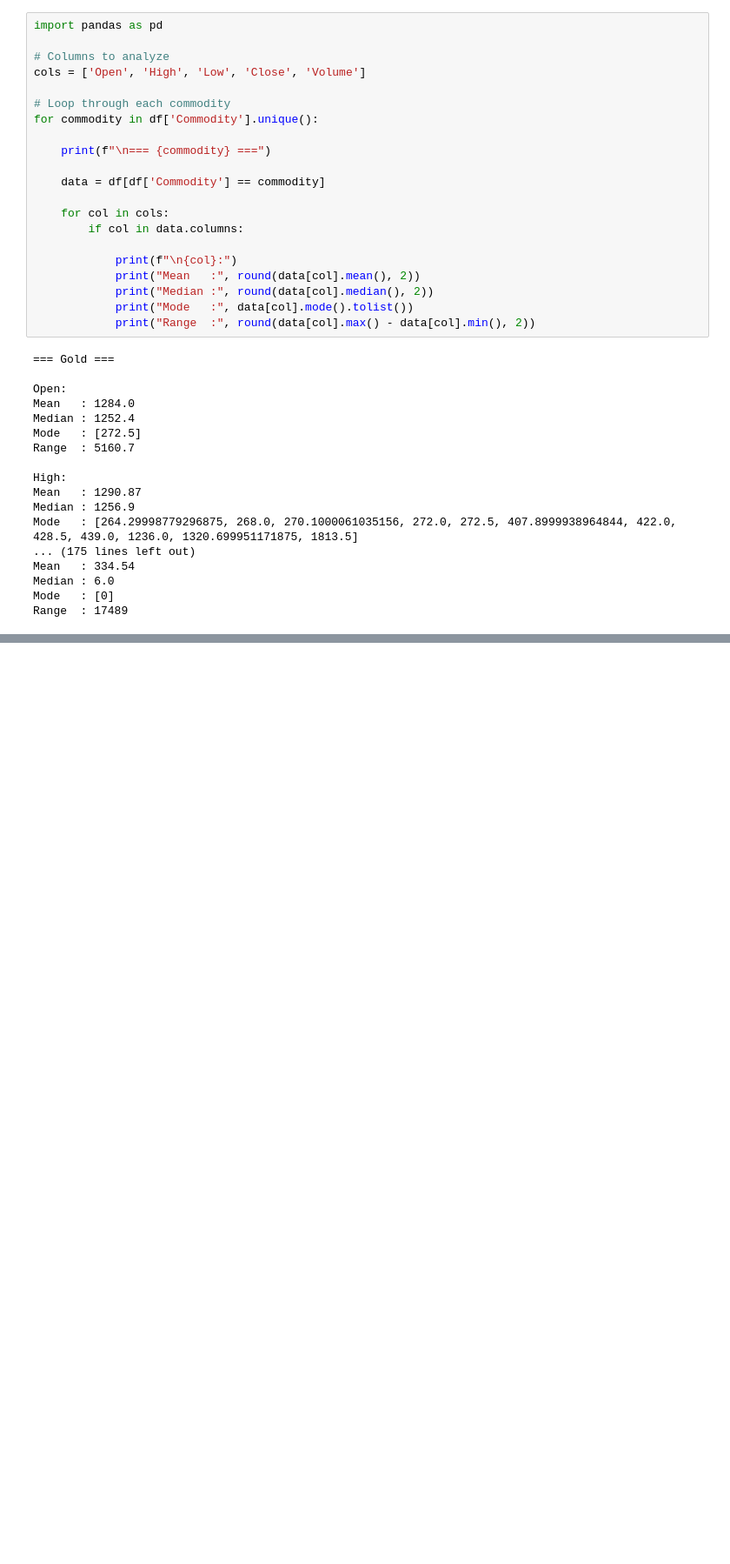
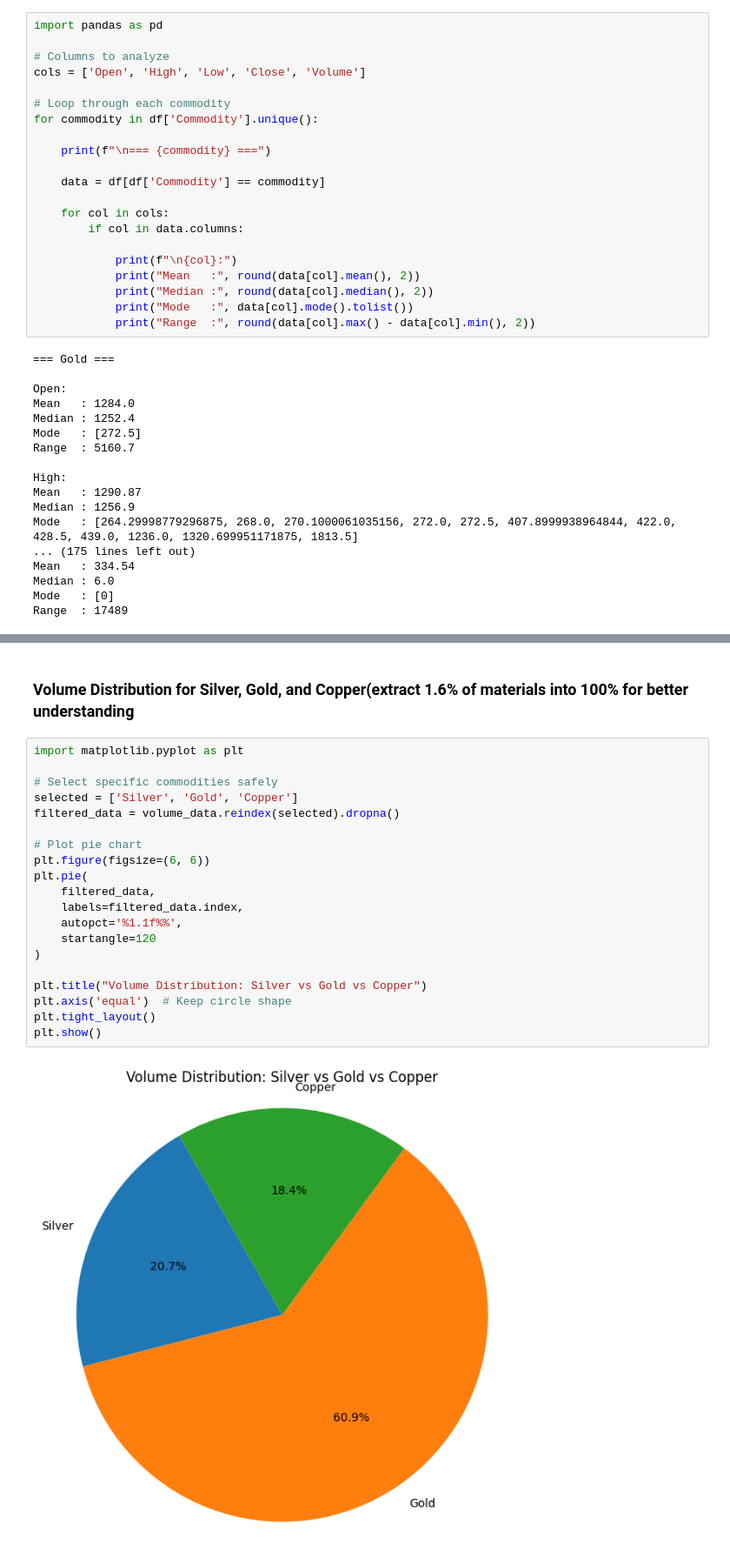
Before and after one commit to imalamin455/Hello-Mars, a Jupyter notebook: Global_Commodity_Prices_2000_2026.ipynb, the cells around one changed output, grey strips where cells are left out. Shown at 87% size. Cells and saved outputs as stored; diff of their text form; blank space fills up the shorter version.

```diff
--- a/Global_Commodity_Prices_2000_2026.ipynb
+++ b/Global_Commodity_Prices_2000_2026.ipynb
@@ -212,0 +263,24 @@ Range  : 17489
+# %% [markdown]
+### Volume Distribution for Silver, Gold, and Copper(extract 1.6% of materials into 100% for better understanding
+# %%
+import matplotlib.pyplot as plt
+
+# Select specific commodities safely
+selected = ['Silver', 'Gold', 'Copper']
+filtered_data = volume_data.reindex(selected).dropna()
+
+# Plot pie chart
+plt.figure(figsize=(6, 6))
+plt.pie(
+    filtered_data,
+    labels=filtered_data.index,
+    autopct='%1.1f%%',
+    startangle=120
+)
+
+plt.title("Volume Distribution: Silver vs Gold vs Copper")
+plt.axis('equal')  # Keep circle shape
+plt.tight_layout()
+plt.show()
+# %% [output]
+[figure, added]
```
Also changed, not shown: parts of 8 cells of this notebook.
